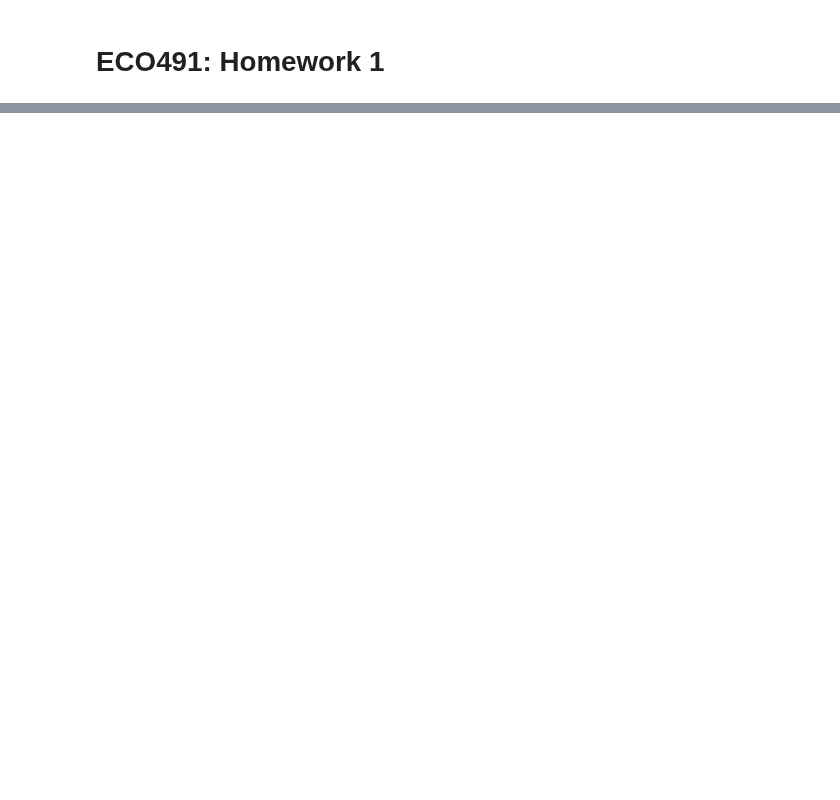
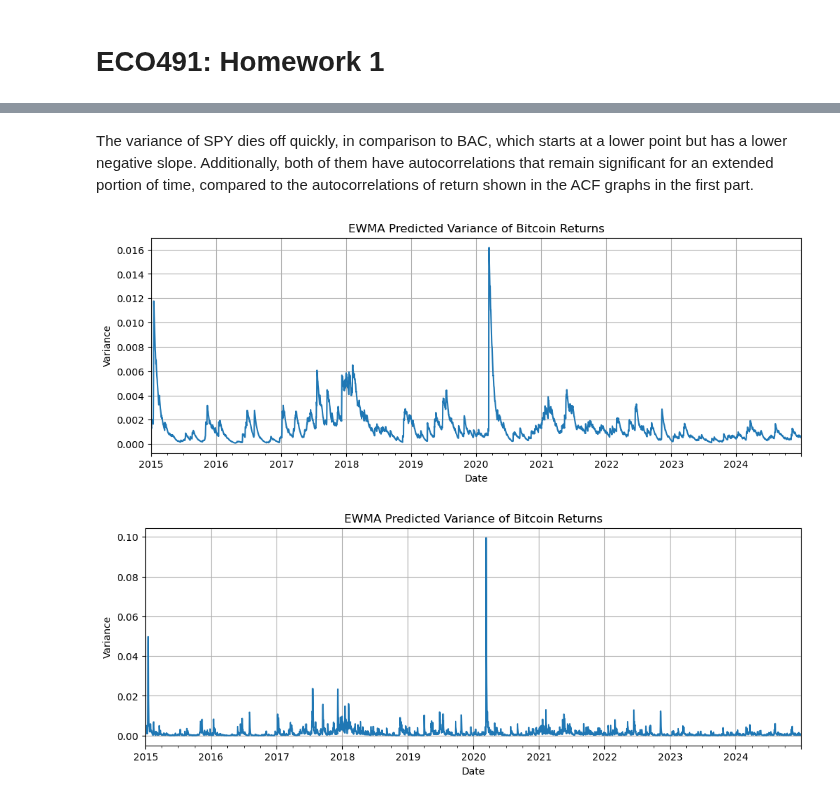
Before and after one commit to shaylazheng/princeton-courses, a Jupyter notebook: eco491/assignments/ECO491_HW1.ipynb, the cells around one changed output, grey strips where cells are left out. Cells and saved outputs as stored; diff of their text form; code cells hidden in the pictures; blank space fills up the shorter version.

```diff
--- a/eco491/assignments/ECO491_HW1.ipynb
+++ b/eco491/assignments/ECO491_HW1.ipynb
@@ -106,0 +175,46 @@ Date
+# %% [markdown]
+The variance of SPY dies off quickly, in comparison to BAC, which starts at a lower point but has a lower negative slope. Additionally, both of them have autocorrelations that remain significant for an extended portion of time, compared to the autocorrelations of return shown in the ACF graphs in the first part.
+# %%
+# Question 2 Coding Portion Setup
+
+df_BC = pd.read_excel("../data/Bitcoin.xlsx").set_index("Date")
+df_BC["Bitcoin Daily Returns"] = (np.log(df_BC["Price"] / df_BC["Price"].shift(1))).fillna(0)
+
+# Case 1 (a=0.94)
+a = 0.94
+
+initial_variance = df_BC["Bitcoin Daily Returns"].var()
+predicted_variance = [initial_variance]
+
+for r in df_BC["Bitcoin Daily Returns"][1:]:
+  prev_var = predicted_variance[-1]
+  new_var = a * prev_var + (1 - a) * r**2
+  predicted_variance.append(new_var)
+
+df_BC["Predicted Variance Case 1"] = predicted_variance
+
+df_BC["Predicted Variance Case 1"].plot(title="EWMA Predicted Variance of Bitcoin Returns", figsize=(12, 4))
+plt.xlabel("Date")
+plt.ylabel("Variance")
+plt.grid(True)
+plt.show()
+
+# Case 2 (a=0.6)
+a = .6
+predicted_variance = [initial_variance]
+
+for r in df_BC["Bitcoin Daily Returns"][1:]:
+  prev_var = predicted_variance[-1]
+  new_var = a * prev_var + (1 - a) * r**2
+  predicted_variance.append(new_var)
+
+df_BC["Predicted Variance Case 2"] = predicted_variance
+
+df_BC["Predicted Variance Case 2"].plot(title="EWMA Predicted Variance of Bitcoin Returns", figsize=(12, 4))
+plt.xlabel("Date")
+plt.ylabel("Variance")
+plt.grid(True)
+plt.show()
+# %% [output]
+[figure, added]
+[figure, added]
```
Also changed, not shown: parts of 12 cells of this notebook, 1 other file.
